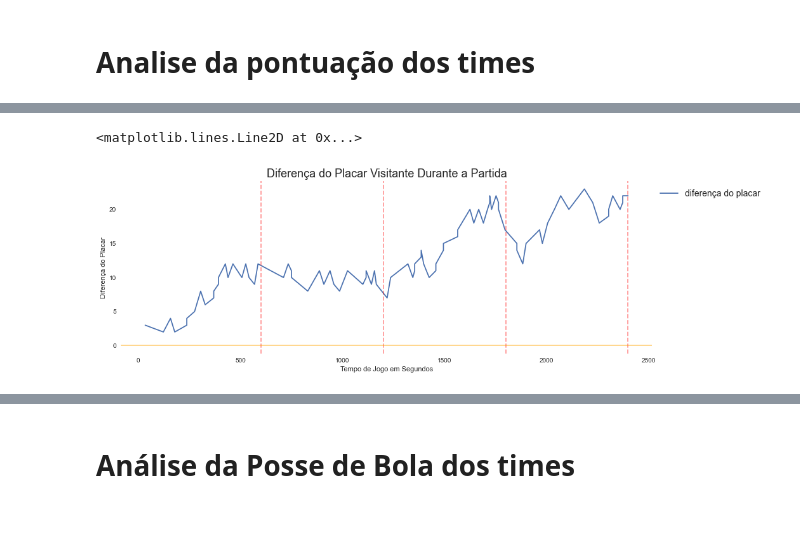
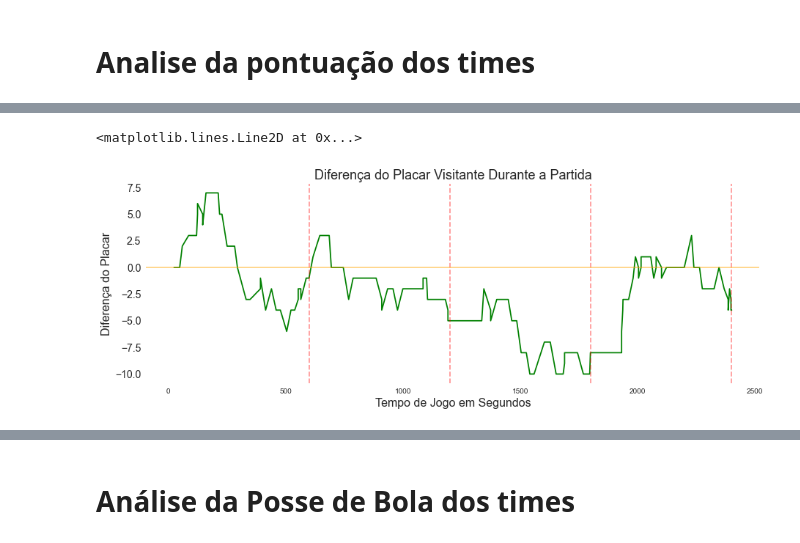
Before and after one commit to Rafael-Prochnow/Analise-descritiva-para-um-time, a Jupyter notebook: Jogada_Jogada.ipynb, the cells around one changed output, grey strips where cells are left out. Cells and saved outputs as stored; diff of their text form; code cells hidden in the pictures.

```diff
--- a/Jogada_Jogada.ipynb
+++ b/Jogada_Jogada.ipynb
@@ -115,5 +117,11 @@ from funcoes_relatorio_analises import *
 %matplotlib inline
 # %%
 # df = pd.read_csv("tabela_1_VipTech CMB_x_Fortaleza B. C.1.csv")
+# %%
+# arquivo = "tabela_16_Corinthians_x_Paulistano.csv"
+# arquivo = "tabela_45_KTO Caxias do Sul_x_Corinthians.csv"
+arquivo = "tabela_37_Cerrado Basquete_x_KTO Caxias do Sul.csv"
+# arquivo = "tabela_51_Flamengo_x_Brasília.csv"
+# arquivo = "tabela_10_Bauru_x_Flamengo.csv"
 # %%
-df = pd.read_csv("tabela_42_Pato Basquete_x_Sesi Franca.csv")
+df = pd.read_csv(arquivo)
@@ -257,9 +286,9 @@ df
 # %% [markdown]
 # Analise da pontuação dos times
 # %%
-pontuacao = df[(df['Indicador'] == '3_Pts_C') |
-               (df['Indicador'] == '2_Pts_C') |
-               (df['Indicador'] == 'LL_Pts_C')|
+pontuacao = df[(df['Indicador'] == '3_Pts_C') | (df['Indicador'] == '3_Pts_T') |
+               (df['Indicador'] == '2_Pts_C') | (df['Indicador'] == '2_Pts_T') |
+               (df['Indicador'] == 'LL_Pts_C')| (df['Indicador'] == 'LL_Pts_T') |
                (df['Indicador'] == 'EN')|
                (df['Indicador'] == 'fim_partida')]
 pontuacao
@@ -300,3 +328,14 @@ pontuacao
+# %%
+# colocar a separação dos quartos nos gráficos
+quartos_duplicados = df['Quarto'].unique()
+if len(quartos_duplicados) == 4:
+    quartos = [600, 1200, 1800, 2400]
+elif len(quartos_duplicados) == 5:
+    quartos = [600, 1200, 1800, 2400, 2700]
+elif len(quartos_duplicados) == 6:
+    quartos = [600, 1200, 1800, 2400, 2700, 3000]
+elif len(quartos_duplicados) == 7:
+    quartos = [600, 1200, 1800, 2400, 2700, 3300]
 # %%
 plt.style.use('seaborn')
 sns.set_style('white')
@@ -319,15 +374,16 @@ plt.savefig('RELATORIO/teste.jpeg', format='jpg')
 # %%
 plt.style.use('seaborn')
 sns.set_style('white')
 plt.figure(figsize=(15,5))
-plt.plot(pontuacao['Tempo'], pontuacao['diferenca_placar_visitante'], label = 'diferença do placar')
+plt.plot(pontuacao['Tempo'], pontuacao['diferenca_placar_visitante'], label = 'Jogadao',color='green')
 plt.title('Diferença do Placar Visitante Durante a Partida', fontsize=18)
-plt.xlabel('Tempo de Jogo em Segundos')
-plt.ylabel('Diferença do Placar')
-plt.legend(loc='upper left', bbox_to_anchor=(1, 1), prop={'size':14})
+plt.ylabel('Diferença do Placar', fontsize=16)
+plt.xlabel('Tempo de Jogo em Segundos', fontsize=16)
+plt.yticks(fontsize= 14)
+# plt.legend(loc='upper left', bbox_to_anchor=(1, 1), prop={'size':14})
 for x in quartos:
     plt.axvline(x, color='red', label=pontuacao.index, linestyle='--', alpha=0.4)
 plt.axhline(0, color='orange', label=pontuacao.index, alpha=0.5)
 # %% [output]
 <matplotlib.lines.Line2D at 0x...>
-[figure, old version]
+[figure, new version]
```
Also changed, not shown: parts of 192 cells of this notebook.
